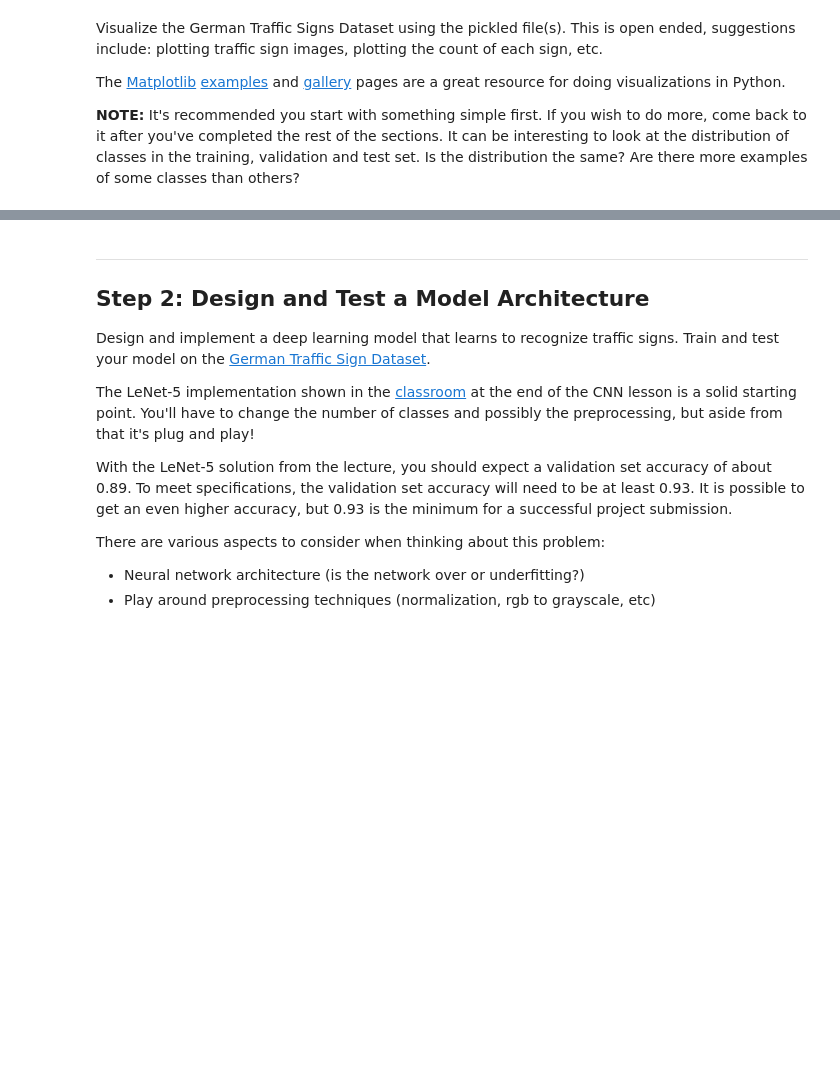
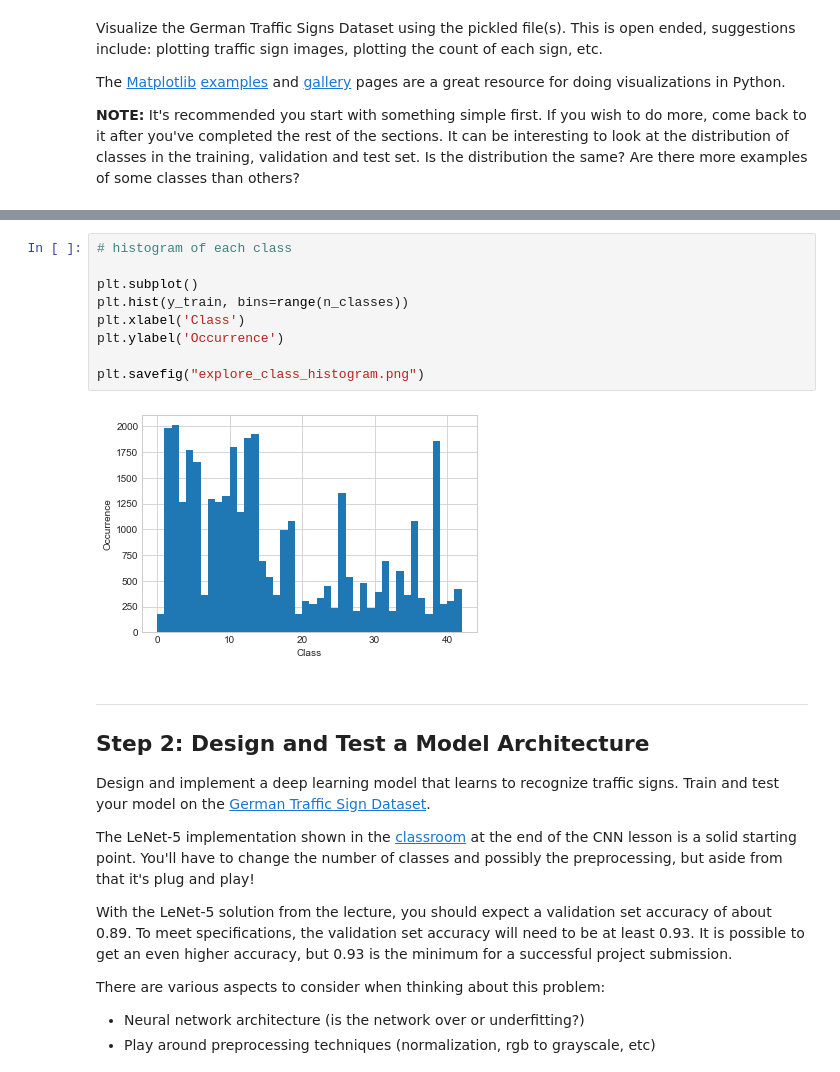
Before and after one commit to wangjubo/Udacity, a Jupyter notebook: SelfDrivingCarNanoDegree/CarND-Traffic-Sign-Classifier-Project/Traffic_Sign_Classifier.ipynb, the cells around one changed output, grey strips where cells are left out. Drawn from its saved outputs; the diff is of its cells as text; blank space fills up the shorter version.

```diff
--- a/SelfDrivingCarNanoDegree/CarND-Traffic-Sign-Classifier-Project/Traffic_Sign_Classifier.ipynb
+++ b/SelfDrivingCarNanoDegree/CarND-Traffic-Sign-Classifier-Project/Traffic_Sign_Classifier.ipynb
@@ -120,3 +120,14 @@ plt.savefig("explore_class_examples.png")
+# %%
+# histogram of each class
+
+plt.subplot()
+plt.hist(y_train, bins=range(n_classes))
+plt.xlabel('Class')
+plt.ylabel('Occurrence')
+
+plt.savefig("explore_class_histogram.png")
+# %% [output]
+[figure, added]
 # %% [markdown]
 ----
 
```
Also changed, not shown: parts of 13 cells of this notebook, 9 other files.
